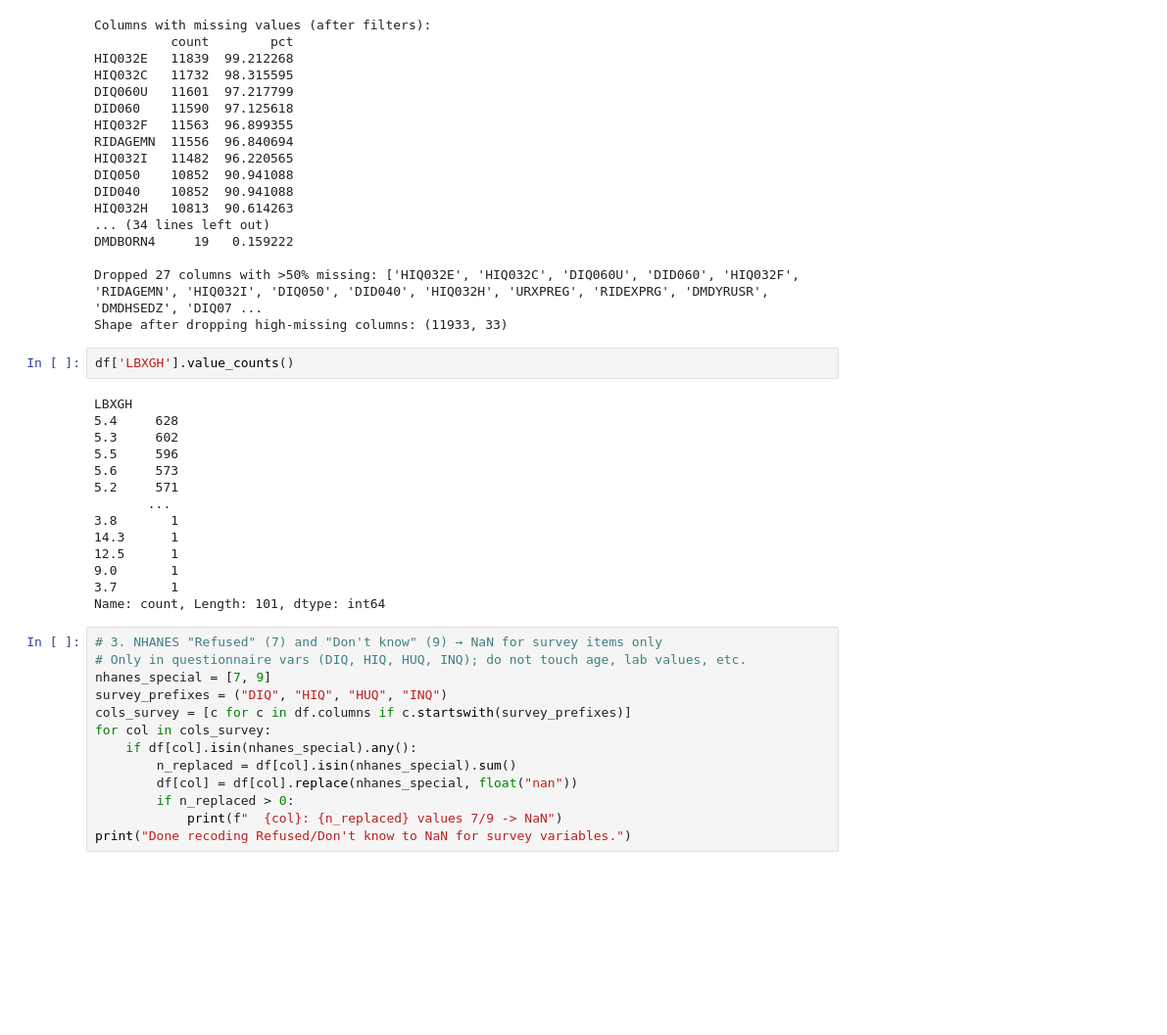
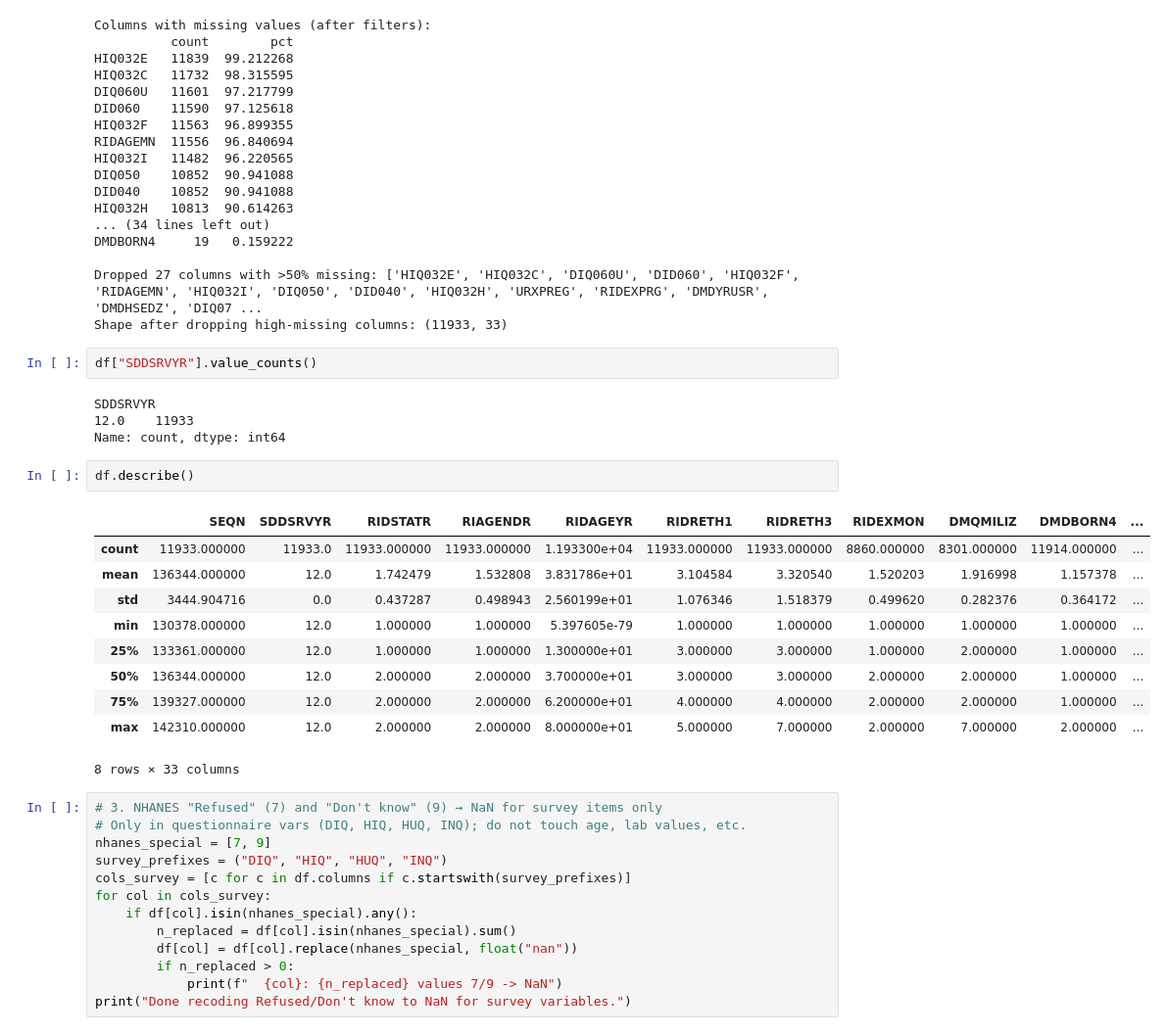
Before and after one commit to unnatiagarwal02/BMI_Applied_project, a Jupyter notebook: Data_understanding.ipynb, the cells around one changed output. Shown at 98% size. Saved outputs shown, nothing was run; the diff lists cells and outputs as text; blank space fills up the shorter version.

```diff
--- a/Data_understanding.ipynb
+++ b/Data_understanding.ipynb
@@ -132,22 +132,25 @@ DMDBORN4     19   0.159222
 
 Dropped 27 columns with >50% missing: ['HIQ032E', 'HIQ032C', 'DIQ060U', 'DID060', 'HIQ032F', 'RIDAGEMN', 'HIQ032I', 'DIQ050', 'DID040', 'HIQ032H', 'URXPREG', 'RIDEXPRG', 'DMDYRUSR', 'DMDHSEDZ', 'DIQ07 ...
 Shape after dropping high-missing columns: (11933, 33)
+# %%
+df["SDDSRVYR"].value_counts()
+# %% [output]
+SDDSRVYR
+12.0    11933
+Name: count, dtype: int64
 # %%
-df['LBXGH'].value_counts()
+df.describe()
 # %% [output]
+|  | SEQN | SDDSRVYR | RIDSTATR | RIAGENDR | RIDAGEYR | RIDRETH1 | RIDRETH3 | RIDEXMON | DMQMILIZ | DMDBORN4 | ... |
+| count | 11933.000000 | 11933.0 | 11933.000000 | 11933.000000 | 1.193300e+04 | 11933.000000 | 11933.000000 | 8860.000000 | 8301.000000 | 11914.000000 | ... |
+| mean | 136344.000000 | 12.0 | 1.742479 | 1.532808 | 3.831786e+01 | 3.104584 | 3.320540 | 1.520203 | 1.916998 | 1.157378 | ... |
+| std | 3444.904716 | 0.0 | 0.437287 | 0.498943 | 2.560199e+01 | 1.076346 | 1.518379 | 0.499620 | 0.282376 | 0.364172 | ... |
+| min | 130378.000000 | 12.0 | 1.000000 | 1.000000 | 5.397605e-79 | 1.000000 | 1.000000 | 1.000000 | 1.000000 | 1.000000 | ... |
+| 25% | 133361.000000 | 12.0 | 1.000000 | 1.000000 | 1.300000e+01 | 3.000000 | 3.000000 | 1.000000 | 2.000000 | 1.000000 | ... |
+| 50% | 136344.000000 | 12.0 | 2.000000 | 2.000000 | 3.700000e+01 | 3.000000 | 3.000000 | 2.000000 | 2.000000 | 1.000000 | ... |
+| 75% | 139327.000000 | 12.0 | 2.000000 | 2.000000 | 6.200000e+01 | 4.000000 | 4.000000 | 2.000000 | 2.000000 | 1.000000 | ... |
+| max | 142310.000000 | 12.0 | 2.000000 | 2.000000 | 8.000000e+01 | 5.000000 | 7.000000 | 2.000000 | 7.000000 | 2.000000 | ... |
-LBXGH
-5.4     628
-5.3     602
-5.5     596
-5.6     573
-5.2     571
-       ...
-3.8       1
-14.3      1
-12.5      1
-9.0       1
-3.7       1
-Name: count, Length: 101, dtype: int64
+8 rows × 33 columns
 # %%
 # 3. NHANES "Refused" (7) and "Don't know" (9) → NaN for survey items only
 # Only in questionnaire vars (DIQ, HIQ, HUQ, INQ); do not touch age, lab values, etc.
```
Also changed, not shown: parts of 2 cells of this notebook, 7 other files.
